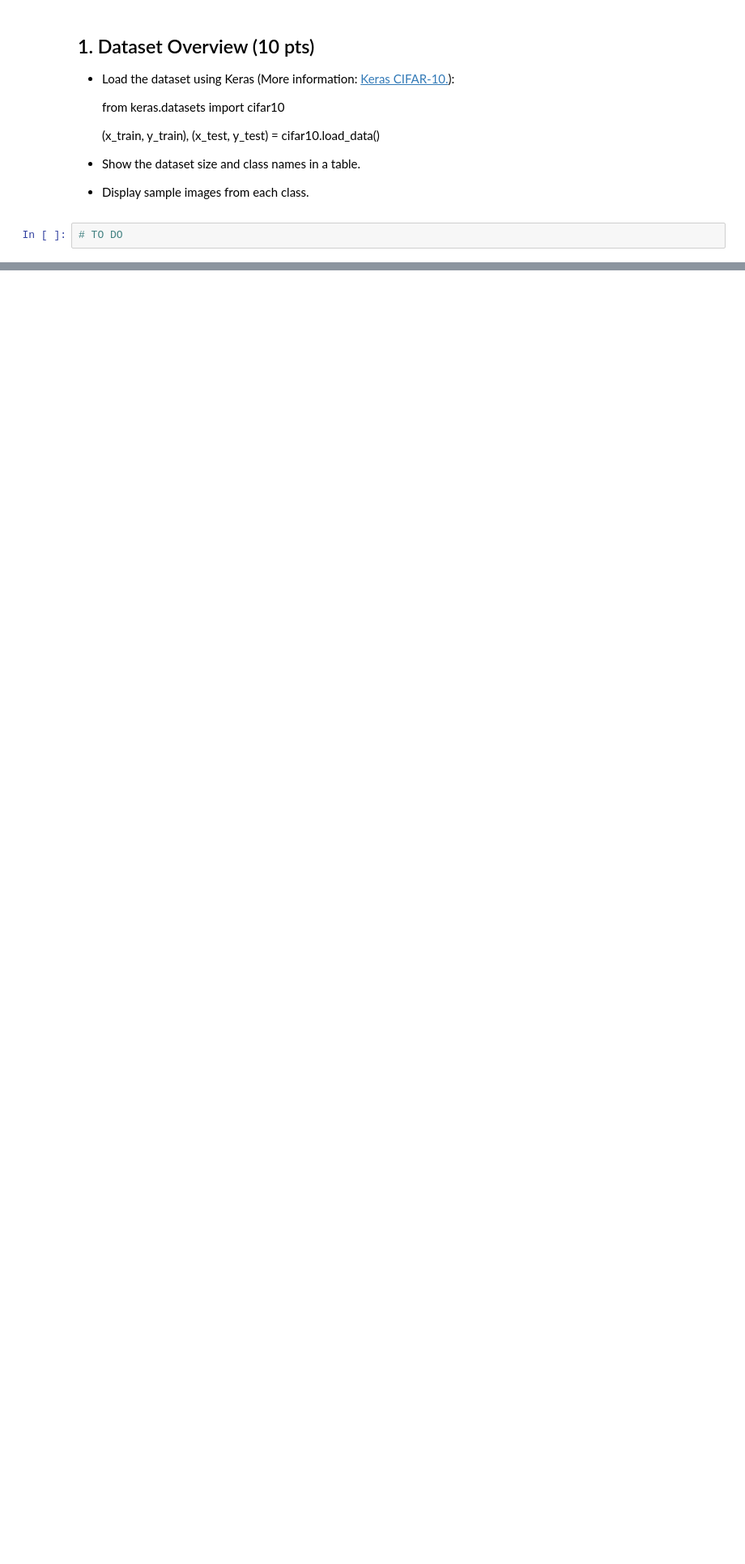
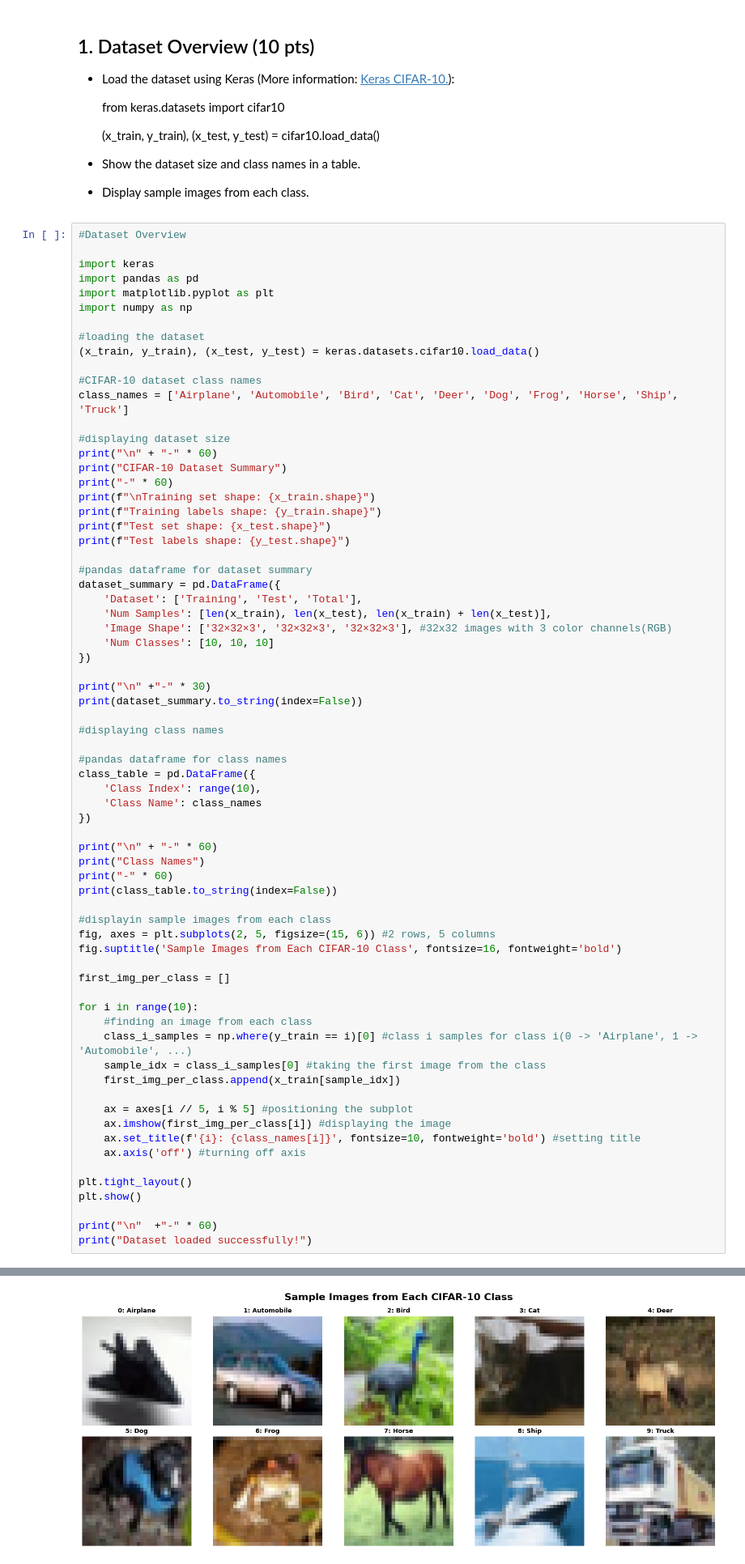
Before and after one commit to mmertince/CENG463_HW_IMG_CLUSTERING, a Jupyter notebook: CENG463_HW3_GROUPID.ipynb, the cells around one changed output, grey strips where cells are left out. Shown: that part at 81% size. Drawn from its saved outputs; the diff is of its cells as text; blank space fills up the shorter version.

```diff
--- a/CENG463_HW3_GROUPID.ipynb
+++ b/CENG463_HW3_GROUPID.ipynb
@@ -14,4 +14,72 @@ As an **image clustering task**, you will work with the CIFAR-10 dataset, which
 - Show the dataset size and class names in a table.
 - Display sample images from each class.
 # %%
-# TO DO
+#Dataset Overview
+
+import keras
+import pandas as pd
+import matplotlib.pyplot as plt
+import numpy as np
+
+#loading the dataset
+(x_train, y_train), (x_test, y_test) = keras.datasets.cifar10.load_data()
+
+#CIFAR-10 dataset class names
+class_names = ['Airplane', 'Automobile', 'Bird', 'Cat', 'Deer', 'Dog', 'Frog', 'Horse', 'Ship', 'Truck']
+
+#displaying dataset size
+print("\n" + "-" * 60)
+print("CIFAR-10 Dataset Summary")
+print("-" * 60)
+print(f"\nTraining set shape: {x_train.shape}")
+print(f"Training labels shape: {y_train.shape}")
+print(f"Test set shape: {x_test.shape}")
+print(f"Test labels shape: {y_test.shape}")
+
+#pandas dataframe for dataset summary
+dataset_summary = pd.DataFrame({
+    'Dataset': ['Training', 'Test', 'Total'],
+    'Num Samples': [len(x_train), len(x_test), len(x_train) + len(x_test)],
+    'Image Shape': ['32×32×3', '32×32×3', '32×32×3'], #32x32 images with 3 color channels(RGB)
+    'Num Classes': [10, 10, 10]
+})
+
+print("\n" +"-" * 30)
+print(dataset_summary.to_string(index=False))
+
+#displaying class names
+
+#pandas dataframe for class names
+class_table = pd.DataFrame({
+    'Class Index': range(10),
+    'Class Name': class_names
+})
+
+print("\n" + "-" * 60)
+print("Class Names")
+print("-" * 60)
+print(class_table.to_string(index=False))
+
+#displayin sample images from each class
+fig, axes = plt.subplots(2, 5, figsize=(15, 6)) #2 rows, 5 columns
+fig.suptitle('Sample Images from Each CIFAR-10 Class', fontsize=16, fontweight='bold')
+
+first_img_per_class = []
+
+for i in range(10):
+    #finding an image from each class
+    class_i_samples = np.where(y_train == i)[0] #class i samples for class i(0 -> 'Airplane', 1 -> 'Automobile', ...)
+    sample_idx = class_i_samples[0] #taking the first image from the class
+    first_img_per_class.append(x_train[sample_idx])
+
+    ax = axes[i // 5, i % 5] #positioning the subplot
+    ax.imshow(first_img_per_class[i]) #displaying the image
+    ax.set_title(f'{i}: {class_names[i]}', fontsize=10, fontweight='bold') #setting title
+    ax.axis('off') #turning off axis
+
+plt.tight_layout()
+plt.show()
+
+print("\n"  +"-" * 60)
+print("Dataset loaded successfully!")
+# %% [output]
@@ -17,0 +120 @@ As an **image clustering task**, you will work with the CIFAR-10 dataset, which
+[figure, added]
```
Also changed, not shown: parts of 3 cells of this notebook, 3 other files.
